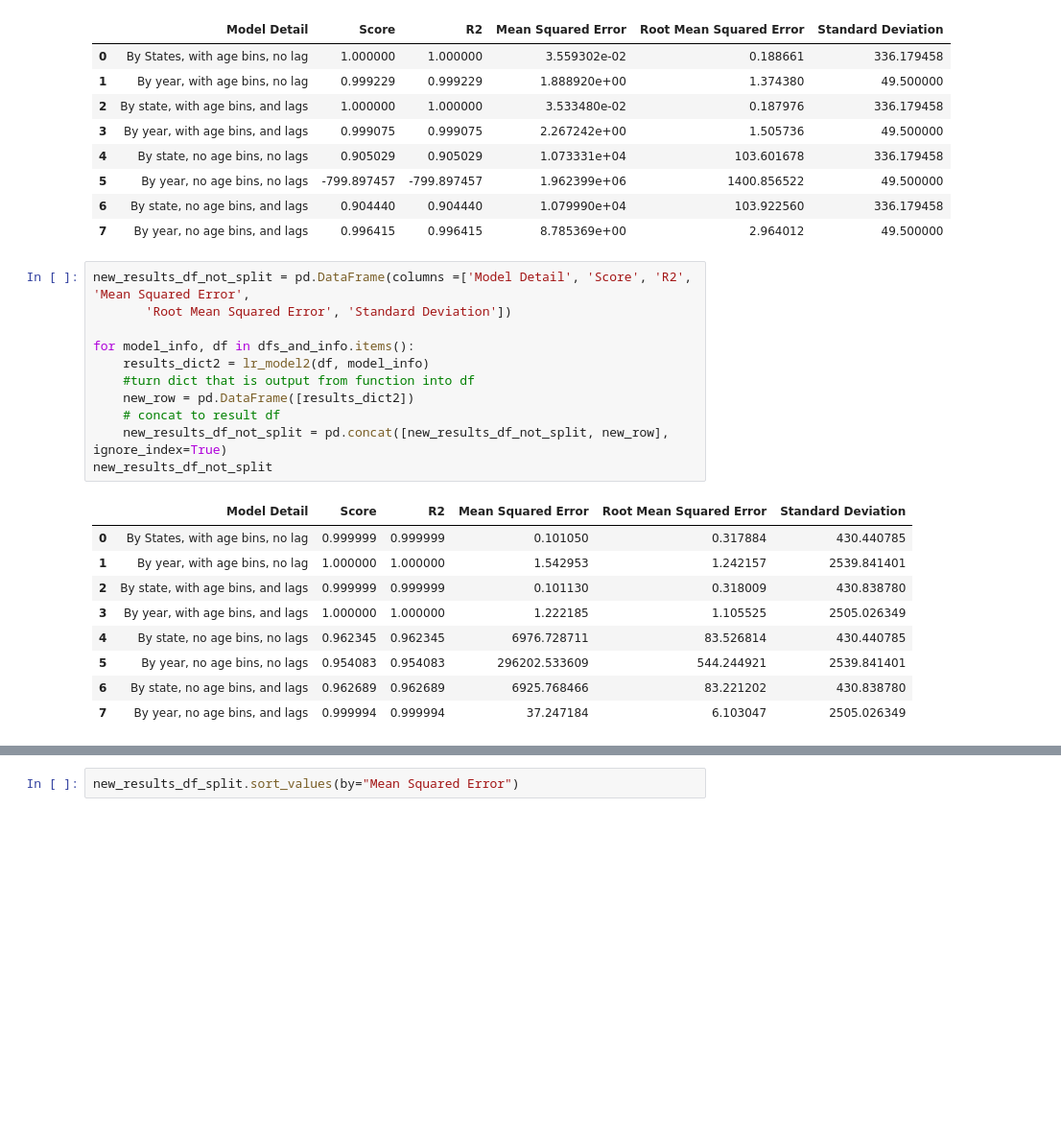
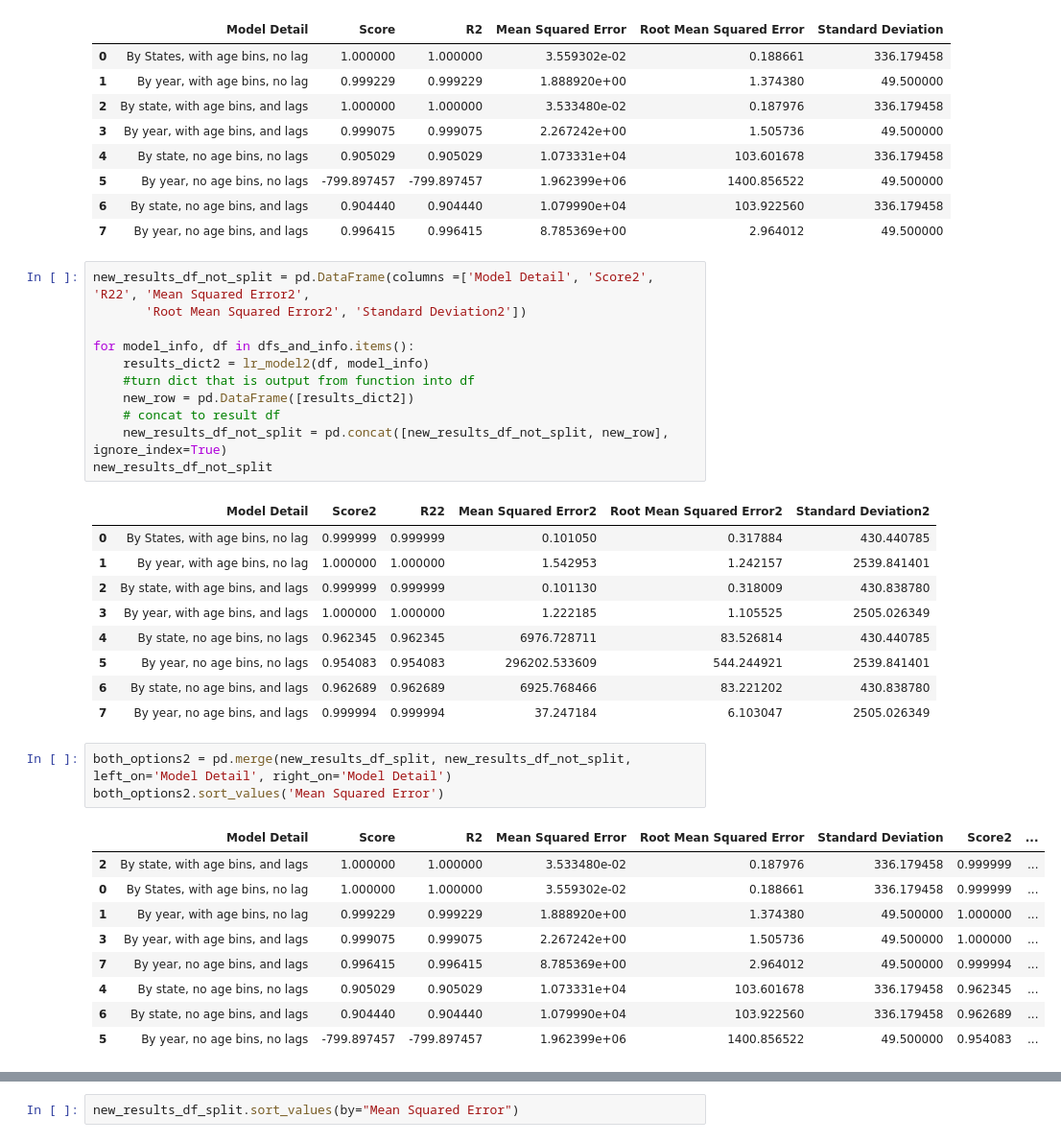
Before and after one commit to henniferkay/tbUS, a Jupyter notebook: linear_reg_cases.ipynb, the cells around one changed output, grey strips where cells are left out. Shown at 96% size. Cells and saved outputs as stored; diff of their text form; blank space fills up the shorter version.

```diff
--- a/linear_reg_cases.ipynb
+++ b/linear_reg_cases.ipynb
@@ -460,8 +392,8 @@ new_results_df_split
 | 6 | By state, no age bins, and lags | 0.904440 | 0.904440 | 1.079990e+04 | 103.922560 | 336.179458 |
 | 7 | By year, no age bins, and lags | 0.996415 | 0.996415 | 8.785369e+00 | 2.964012 | 49.500000 |
 # %%
-new_results_df_not_split = pd.DataFrame(columns =['Model Detail', 'Score', 'R2', 'Mean Squared Error',
-       'Root Mean Squared Error', 'Standard Deviation'])
+new_results_df_not_split = pd.DataFrame(columns =['Model Detail', 'Score2', 'R22', 'Mean Squared Error2',
+       'Root Mean Squared Error2', 'Standard Deviation2'])
 
 for model_info, df in dfs_and_info.items():
     results_dict2 = lr_model2(df, model_info)
@@ -471,7 +403,7 @@ for model_info, df in dfs_and_info.items():
     new_results_df_not_split = pd.concat([new_results_df_not_split, new_row], ignore_index=True)
 new_results_df_not_split
 # %% [output]
-|  | Model Detail | Score | R2 | Mean Squared Error | Root Mean Squared Error | Standard Deviation |
+|  | Model Detail | Score2 | R22 | Mean Squared Error2 | Root Mean Squared Error2 | Standard Deviation2 |
 | 0 | By States, with age bins, no lag | 0.999999 | 0.999999 | 0.101050 | 0.317884 | 430.440785 |
 | 1 | By year, with age bins, no lag | 1.000000 | 1.000000 | 1.542953 | 1.242157 | 2539.841401 |
 | 2 | By state, with age bins, and lags | 0.999999 | 0.999999 | 0.101130 | 0.318009 | 430.838780 |
@@ -480,3 +412,16 @@ new_results_df_not_split
 | 5 | By year, no age bins, no lags | 0.954083 | 0.954083 | 296202.533609 | 544.244921 | 2539.841401 |
 | 6 | By state, no age bins, and lags | 0.962689 | 0.962689 | 6925.768466 | 83.221202 | 430.838780 |
 | 7 | By year, no age bins, and lags | 0.999994 | 0.999994 | 37.247184 | 6.103047 | 2505.026349 |
+# %%
+both_options2 = pd.merge(new_results_df_split, new_results_df_not_split, left_on='Model Detail', right_on='Model Detail')
+both_options2.sort_values('Mean Squared Error')
+# %% [output]
+|  | Model Detail | Score | R2 | Mean Squared Error | Root Mean Squared Error | Standard Deviation | Score2 | ... |
+| 2 | By state, with age bins, and lags | 1.000000 | 1.000000 | 3.533480e-02 | 0.187976 | 336.179458 | 0.999999 | ... |
+| 0 | By States, with age bins, no lag | 1.000000 | 1.000000 | 3.559302e-02 | 0.188661 | 336.179458 | 0.999999 | ... |
+| 1 | By year, with age bins, no lag | 0.999229 | 0.999229 | 1.888920e+00 | 1.374380 | 49.500000 | 1.000000 | ... |
+| 3 | By year, with age bins, and lags | 0.999075 | 0.999075 | 2.267242e+00 | 1.505736 | 49.500000 | 1.000000 | ... |
+| 7 | By year, no age bins, and lags | 0.996415 | 0.996415 | 8.785369e+00 | 2.964012 | 49.500000 | 0.999994 | ... |
+| 4 | By state, no age bins, no lags | 0.905029 | 0.905029 | 1.073331e+04 | 103.601678 | 336.179458 | 0.962345 | ... |
+| 6 | By state, no age bins, and lags | 0.904440 | 0.904440 | 1.079990e+04 | 103.922560 | 336.179458 | 0.962689 | ... |
+| 5 | By year, no age bins, no lags | -799.897457 | -799.897457 | 1.962399e+06 | 1400.856522 | 49.500000 | 0.954083 | ... |
```
Also changed, not shown: parts of 27 cells of this notebook, 1 other file.
